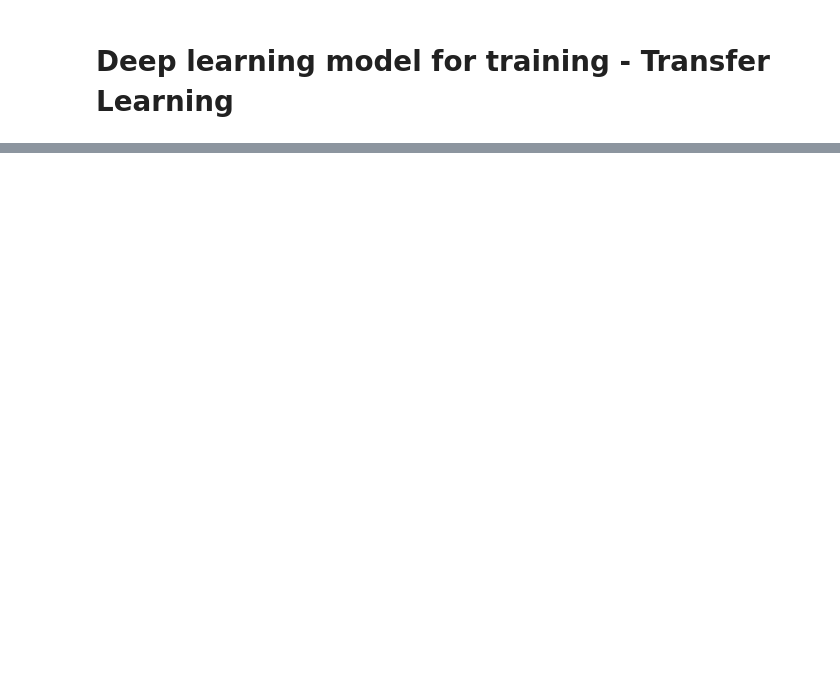
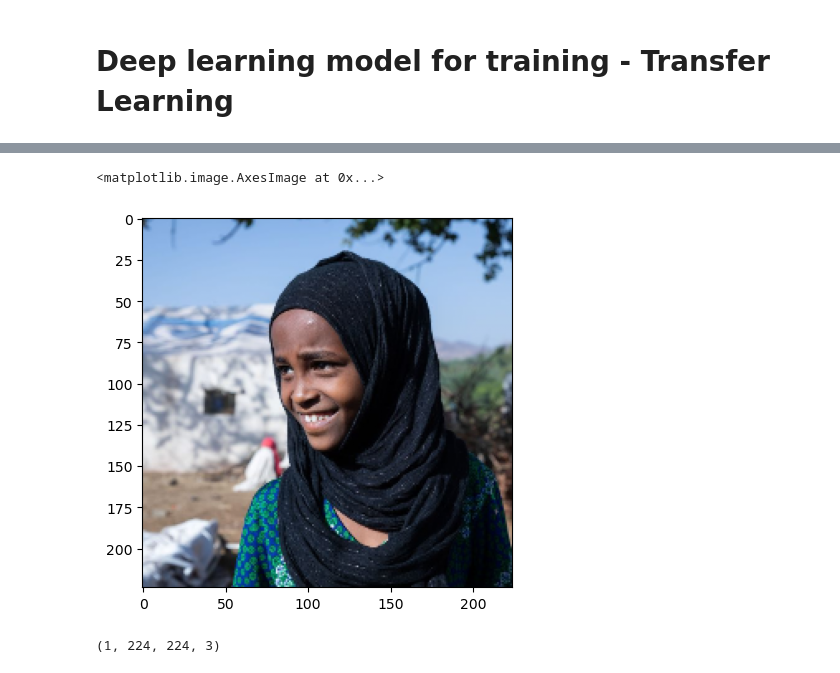
Before and after one commit to thienphuprogrammer/hackathon-model-emotion, a Jupyter notebook: main.ipynb, the cells around one changed output, grey strips where cells are left out. Drawn from its saved outputs; the diff is of its cells as text; code cells hidden in the pictures; blank space fills up the shorter version.

```diff
--- a/main.ipynb
+++ b/main.ipynb
@@ -124,0 +300,23 @@ new_model.save('emotion_model.h5')
+# %%
+#test on real image
+import cv2
+
+def load_image(image_path):
+    image = cv2.imread(image_path)
+    image = cv2.cvtColor(image, cv2.COLOR_BGR2RGB)
+    image = cv2.resize(image, (224, 224))
+    image = np.array(image) / 255.0
+    return image
+# %%
+image = load_image('image.png')
+
+plt.imshow(image)
+# %% [output]
+<matplotlib.image.AxesImage at 0x...>
+[figure, added]
+# %%
+
+image = np.expand_dims(image, axis=0)
+image.shape
+# %% [output]
+(1, 224, 224, 3)
```
Also changed, not shown: parts of 23 cells of this notebook, 1 other file.
